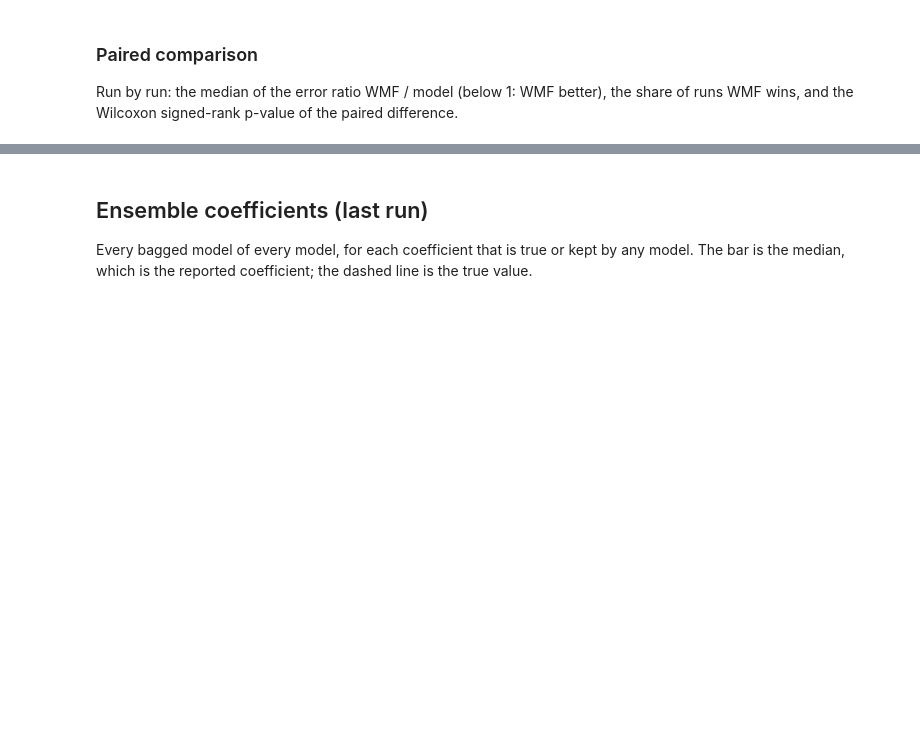
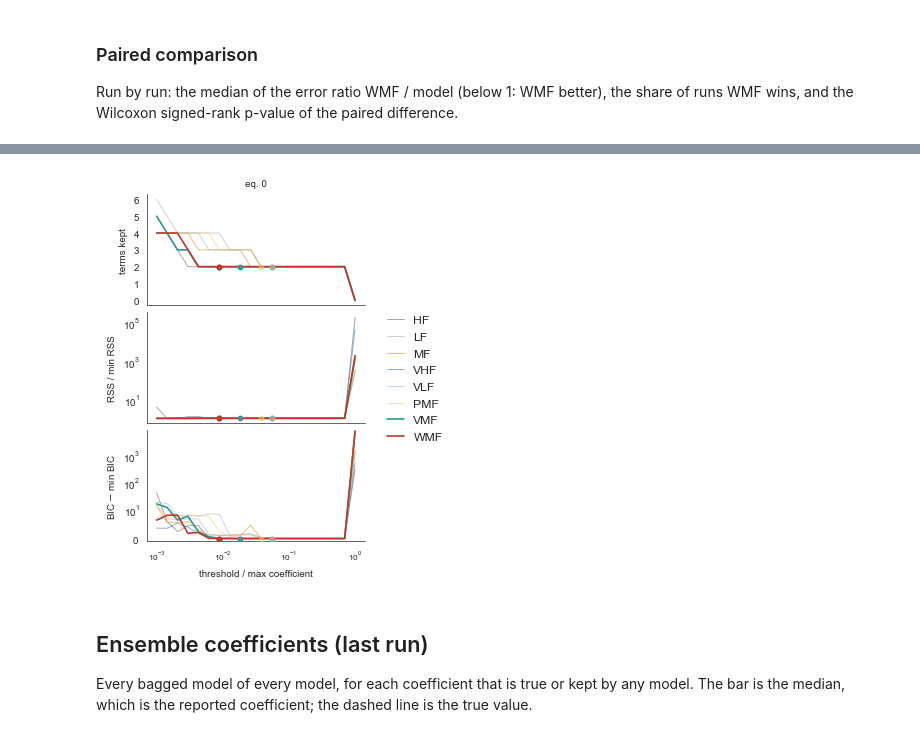
Before and after one commit to filippozacchei/MFSindy, a Jupyter notebook: examples/burgers/part1.ipynb, the cells around one changed output, grey strips where cells are left out. Saved outputs shown, nothing was run; the diff lists cells and outputs as text; code cells hidden in the pictures; blank space fills up the shorter version.

```diff
--- a/examples/burgers/part1.ipynb
+++ b/examples/burgers/part1.ipynb
@@ -232,3 +279,10 @@ plot_selection(record, rungs=MODELS, colors=PART1_COLORS, equation_names=STATE_N
+# %%
+from mfsindy.plots import plot_threshold_path
+
+plot_threshold_path(record, rungs=MODELS, colors=PART1_COLORS, equation_names=STATE_NAMES,
+                    save_path="results/threshold_1")
+# %% [output]
+[figure, added]
 # %% [markdown]
 ## Ensemble coefficients (last run)
 
```
Also changed, not shown: parts of 14 cells of this notebook, 55 other files.
